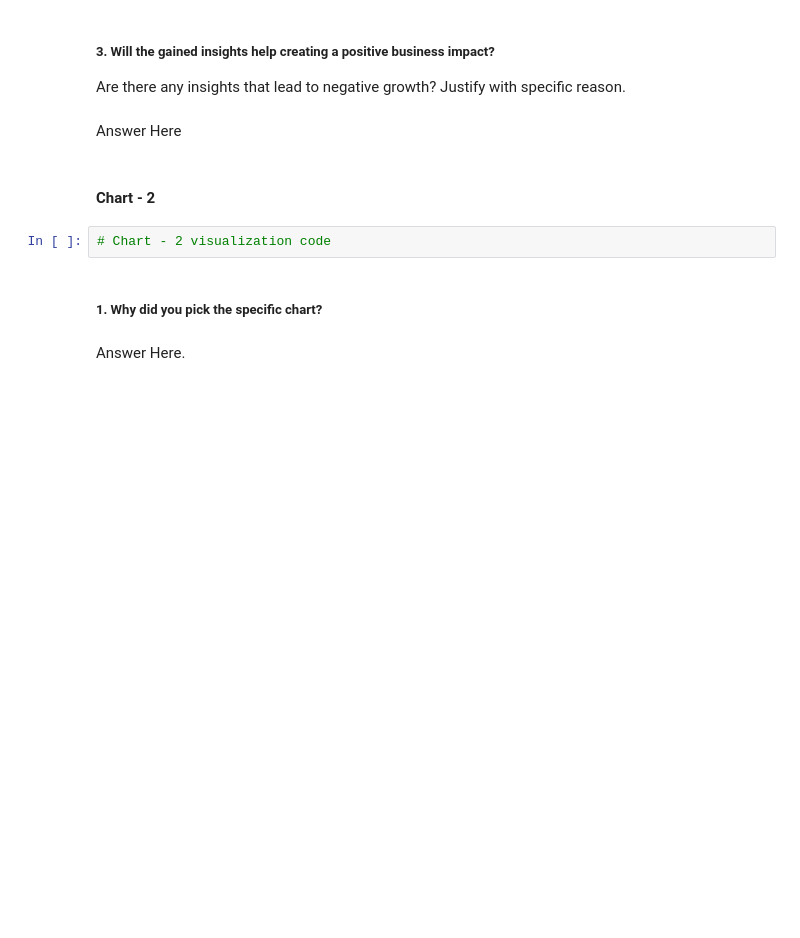
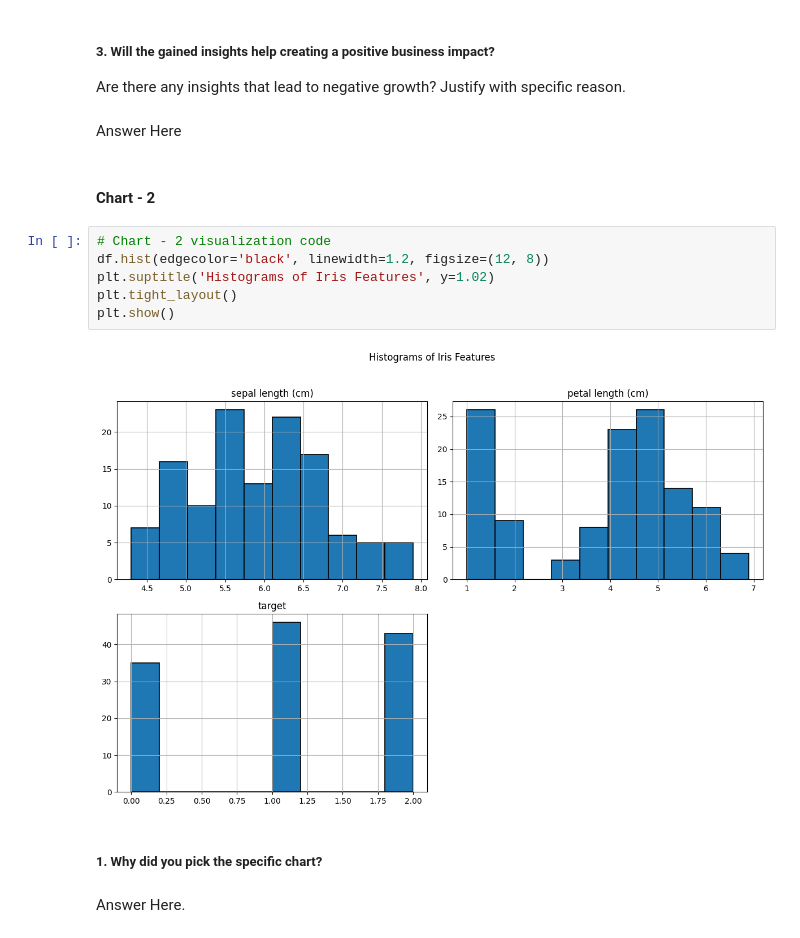
Before and after one commit to v1git12/Iris-Flower-Classification, a Jupyter notebook: Iris_Flower_Classification_.ipynb, the cells around one changed output. Drawn from its saved outputs; the diff is of its cells as text; blank space fills up the shorter version.

Commit message:
Data Visualization

```diff
--- a/Iris_Flower_Classification_.ipynb
+++ b/Iris_Flower_Classification_.ipynb
@@ -188,8 +270,14 @@ Are there any insights that lead to negative growth? Justify with specific reaso
 Answer Here
 # %% [markdown]
 #### Chart - 2
-# %%
-# Chart - 2 visualization code
+# %%
+# Chart - 2 visualization code
+df.hist(edgecolor='black', linewidth=1.2, figsize=(12, 8))
+plt.suptitle('Histograms of Iris Features', y=1.02)
+plt.tight_layout()
+plt.show()
+# %% [output]
+[figure, added]
 # %% [markdown]
 ##### 1. Why did you pick the specific chart?
 # %% [markdown]
```
Also changed, not shown: parts of 68 cells of this notebook.
